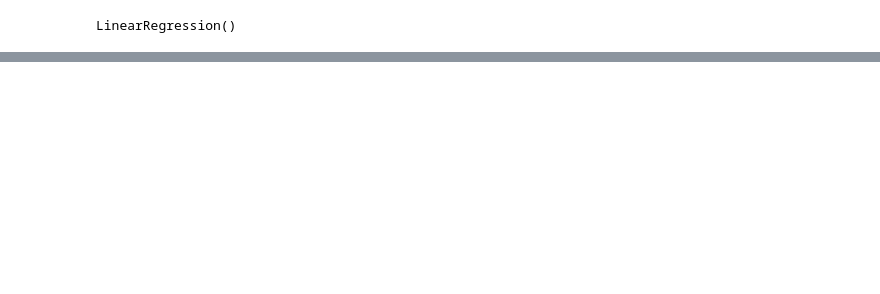
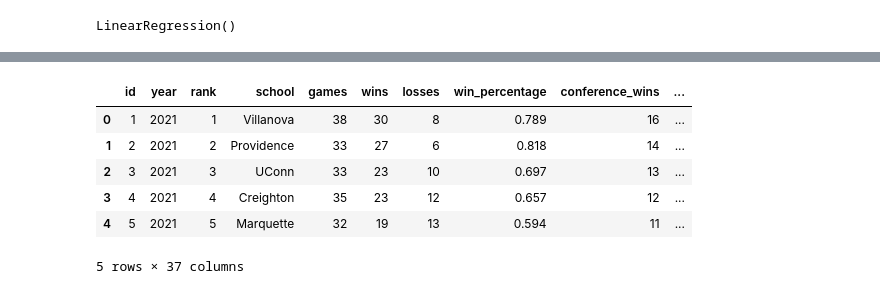
Before and after one commit to bowie0713/DS-Project-1, a Jupyter notebook: Three_Point_Data_Science_Project.ipynb, the cells around one changed output, grey strips where cells are left out. Cells and saved outputs as stored; diff of their text form; code cells hidden in the pictures; blank space fills up the shorter version.

```diff
--- a/Three_Point_Data_Science_Project.ipynb
+++ b/Three_Point_Data_Science_Project.ipynb
@@ -288,0 +270,11 @@ plt.show()
+# %%
+ncaa_df = pd.read_csv("/content/bigeastncaabasketball.csv")
+ncaa_df.head()
+# %% [output]
+|  | id | year | rank | school | games | wins | losses | win_percentage | conference_wins | ... |
+| 0 | 1 | 2021 | 1 | Villanova | 38 | 30 | 8 | 0.789 | 16 | ... |
+| 1 | 2 | 2021 | 2 | Providence | 33 | 27 | 6 | 0.818 | 14 | ... |
+| 2 | 3 | 2021 | 3 | UConn | 33 | 23 | 10 | 0.697 | 13 | ... |
+| 3 | 4 | 2021 | 4 | Creighton | 35 | 23 | 12 | 0.657 | 12 | ... |
+| 4 | 5 | 2021 | 5 | Marquette | 32 | 19 | 13 | 0.594 | 11 | ... |
+5 rows × 37 columns
```
Also changed, not shown: parts of 16 cells of this notebook.
